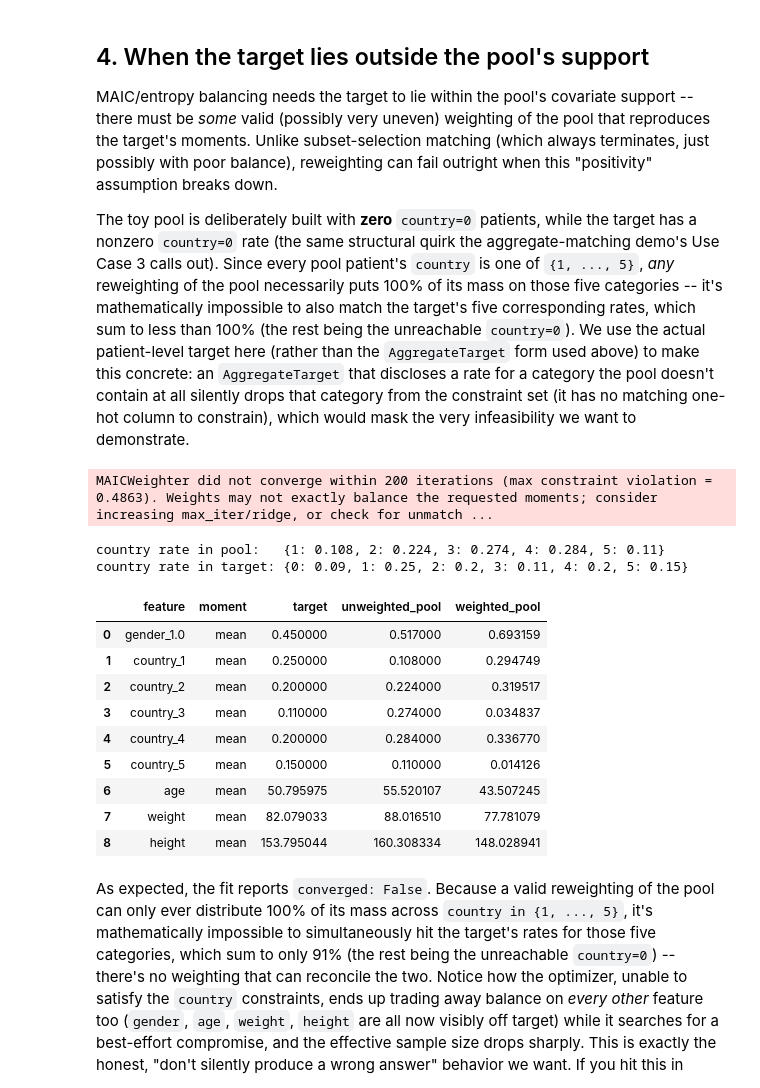
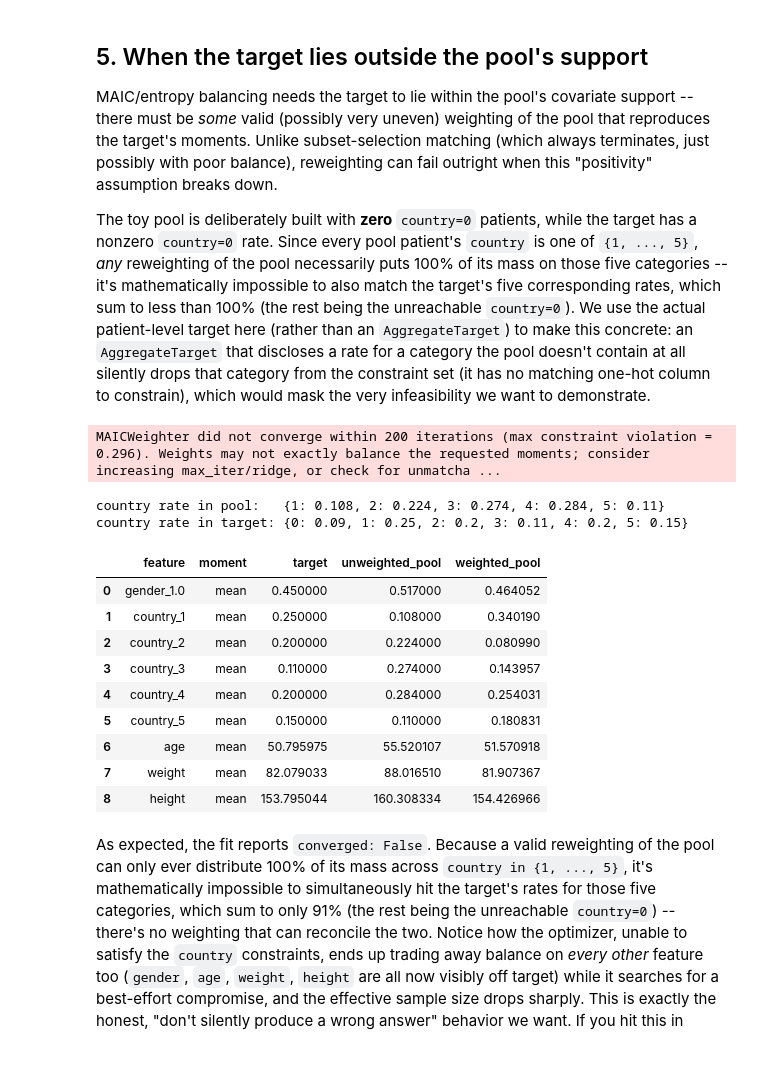
Before and after one commit to Bayer-Group/pybalance, a Jupyter notebook: sphinx/demos/maic_weighting.ipynb, the cells around one changed output. Drawn from its saved outputs; the diff is of its cells as text; code cells hidden in the pictures; blank space fills up the shorter version.

```diff
--- a/sphinx/demos/maic_weighting.ipynb
+++ b/sphinx/demos/maic_weighting.ipynb
@@ -173,5 +364,5 @@ EntropyBalanceWeighter converged in 6 iterations. Effective sample size: 493.6 /
 # %% [markdown]
-## 4. When the target lies outside the pool's support
+## 5. When the target lies outside the pool's support
 
 MAIC/entropy balancing needs the target to lie within the pool's covariate support -- there must
 be *some* valid (possibly very uneven) weighting of the pool that reproduces the target's moments.
@@ -179,42 +370,43 @@ Unlike subset-selection matching (which always terminates, just possibly with po
 reweighting can fail outright when this "positivity" assumption breaks down.
 
 The toy pool is deliberately built with **zero** `country=0` patients, while the target has a
-nonzero `country=0` rate (the same structural quirk the aggregate-matching demo's Use Case 3 calls
-out). Since every pool patient's `country` is one of `{1, ..., 5}`, *any* reweighting of the pool
-necessarily puts 100% of its mass on those five categories -- it's mathematically impossible to
-also match the target's five corresponding rates, which sum to less than 100% (the rest being the
-unreachable `country=0`). We use the actual patient-level target here (rather than the
-`AggregateTarget` form used above) to make this concrete: an `AggregateTarget` that discloses a
+nonzero `country=0` rate. Since every pool patient's `country` is one of `{1, ..., 5}`, *any*
+reweighting of the pool necessarily puts 100% of its mass on those five categories -- it's
+mathematically impossible to also match the target's five corresponding rates, which sum to less
+than 100% (the rest being the unreachable `country=0`). We use the actual patient-level target here
+(rather than an `AggregateTarget`) to make this concrete: an `AggregateTarget` that discloses a
 rate for a category the pool doesn't contain at all silently drops that category from the
 constraint set (it has no matching one-hot column to constrain), which would mask the very
 infeasibility we want to demonstrate.
 # %%
+hard_m = generate_toy_dataset(n_pool=1000, n_target=100, seed=7)
+hard_pool = hard_m.get_population("pool").drop(columns=[hard_m.population_col])
+hard_target_pl = hard_m.get_population("target").drop(columns=[hard_m.population_col])
 hard_headers = MatchingHeaders(numeric=["age", "weight", "height"], categoric=["gender", "country"])
-hard_target_pl = m.get_population("target").drop(columns=[m.population_col])
 
-print("country rate in pool:  ", pool["country"].value_counts(normalize=True).sort_index().to_dict())
+print("country rate in pool:  ", hard_pool["country"].value_counts(normalize=True).sort_index().to_dict())
 print("country rate in target:", hard_target_pl["country"].value_counts(normalize=True).sort_index().to_dict())
 
-hard_matching_data = MatchingData(pool=pool, target=hard_target_pl, headers=hard_headers)
+hard_matching_data = MatchingData(pool=hard_pool, target=hard_target_pl, headers=hard_headers)
 
 hard_weighter = MAICWeighter(hard_matching_data, verbose=True)
 hard_weighter.match()
 
 weighted_balance_table(hard_weighter)
 # %% [output]
-MAICWeighter did not converge within 200 iterations (max constraint violation = 0.4863). Weights may not exactly balance the requested moments; consider increasing max_iter/ridge, or check for unmatch ...
+MAICWeighter did not converge within 200 iterations (max constraint violation = 0.296). Weights may not exactly balance the requested moments; consider increasing max_iter/ridge, or check for unmatcha ...
 country rate in pool:   {1: 0.108, 2: 0.224, 3: 0.274, 4: 0.284, 5: 0.11}
 country rate in target: {0: 0.09, 1: 0.25, 2: 0.2, 3: 0.11, 4: 0.2, 5: 0.15}
 |  | feature | moment | target | unweighted_pool | weighted_pool |
-| 0 | gender_1.0 | mean | 0.450000 | 0.517000 | 0.693159 |
-| 1 | country_1 | mean | 0.250000 | 0.108000 | 0.294749 |
-| 2 | country_2 | mean | 0.200000 | 0.224000 | 0.319517 |
-| 3 | country_3 | mean | 0.110000 | 0.274000 | 0.034837 |
-| 4 | country_4 | mean | 0.200000 | 0.284000 | 0.336770 |
-| 5 | country_5 | mean | 0.150000 | 0.110000 | 0.014126 |
-| 6 | age | mean | 50.795975 | 55.520107 | 43.507245 |
-| 7 | weight | mean | 82.079033 | 88.016510 | 77.781079 |
-| 8 | height | mean | 153.795044 | 160.308334 | 148.028941 |
+| 0 | gender_1.0 | mean | 0.450000 | 0.517000 | 0.464052 |
+| 1 | country_1 | mean | 0.250000 | 0.108000 | 0.340190 |
+| 2 | country_2 | mean | 0.200000 | 0.224000 | 0.080990 |
+| 3 | country_3 | mean | 0.110000 | 0.274000 | 0.143957 |
+| 4 | country_4 | mean | 0.200000 | 0.284000 | 0.254031 |
+| 5 | country_5 | mean | 0.150000 | 0.110000 | 0.180831 |
+| 6 | age | mean | 50.795975 | 55.520107 | 51.570918 |
+| 7 | weight | mean | 82.079033 | 88.016510 | 81.907367 |
+| 8 | height | mean | 153.795044 | 160.308334 | 154.426966 |
 # %% [markdown]
 As expected, the fit reports `converged: False`. Because a valid reweighting of the pool can only
 ever distribute 100% of its mass across `country in {1, ..., 5}`, it's mathematically impossible
```
Also changed, not shown: parts of 29 cells of this notebook, 6 other files.
